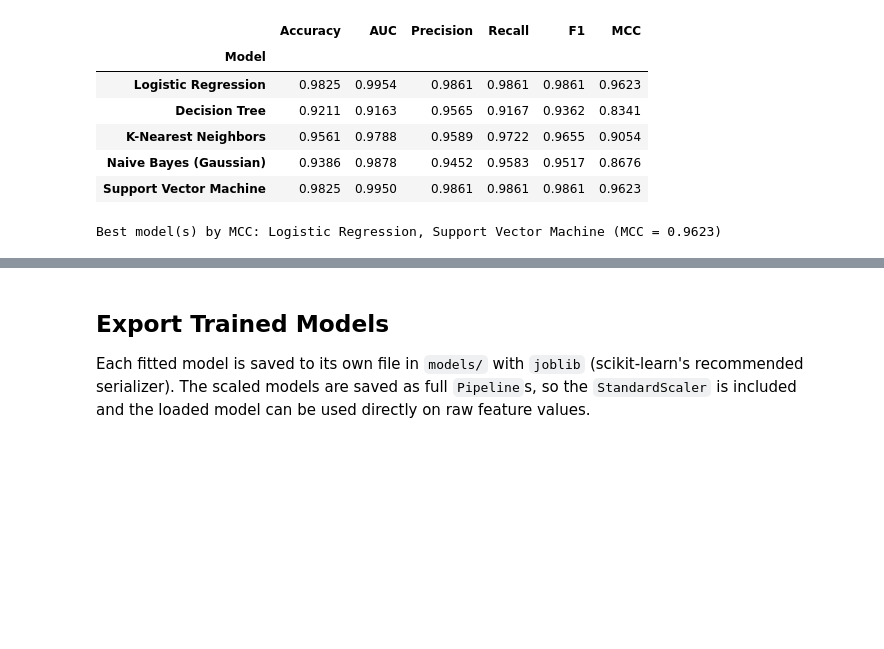
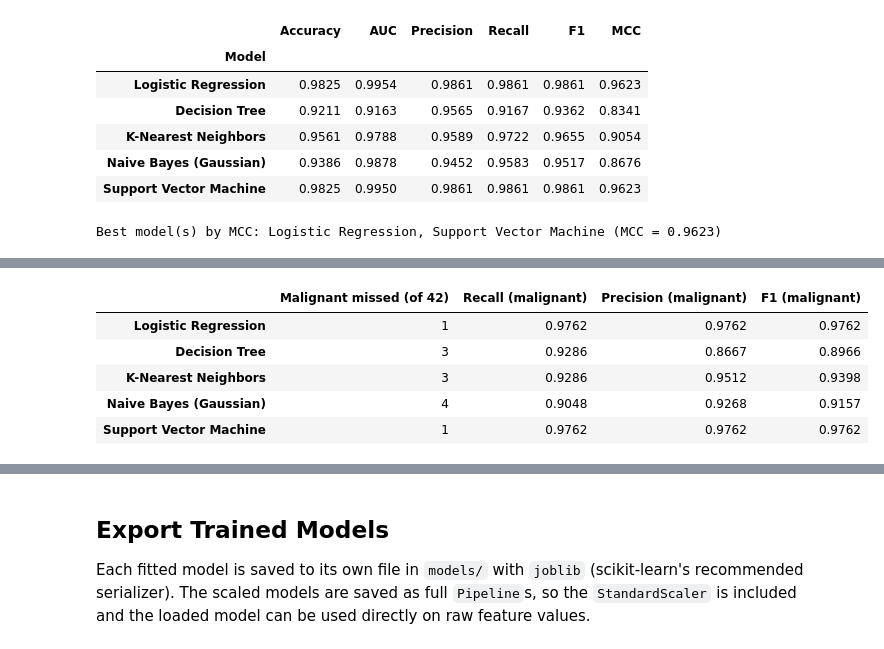
Before and after one commit to gourav1298/2026AJ05577_ML_assignment_2, a Jupyter notebook: ML_Classification_Assignment.ipynb, the cells around one changed output, grey strips where cells are left out. Cells and saved outputs as stored; diff of their text form; code cells hidden in the pictures; blank space fills up the shorter version.

```diff
--- a/ML_Classification_Assignment.ipynb
+++ b/ML_Classification_Assignment.ipynb
@@ -296,0 +346,24 @@ Best model(s) by MCC: Logistic Regression, Support Vector Machine (MCC = 0.9623)
+# %%
+fitted = {
+    "Logistic Regression": lr,
+    "Decision Tree": dt,
+    "K-Nearest Neighbors": knn,
+    "Naive Bayes (Gaussian)": nb,
+    "Support Vector Machine": svm,
+}
+
+cv = StratifiedKFold(n_splits=5, shuffle=True, random_state=RANDOM_STATE)
+scoring = {"Accuracy": "accuracy", "AUC": "roc_auc", "MCC": make_scorer(matthews_corrcoef)}
+
+cv_rows = {}
+for name, model in fitted.items():
+    # cross_validate fits clones of the model, so the models trained above are not changed
+    scores = cross_validate(model, X_train, y_train, cv=cv, scoring=scoring)
+    cv_rows[name] = {
+        f"CV {m}": f"{scores[f'test_{m}'].mean():.4f} ± {scores[f'test_{m}'].std():.4f}"
+        for m in scoring
+    }
+
+cv_df = pd.DataFrame(cv_rows).T
+cv_df.index.name = "Model"
+cv_df
@@ -296,0 +381,20 @@ Best model(s) by MCC: Logistic Regression, Support Vector Machine (MCC = 0.9623)
+# %%
+malignant_rows = {}
+for name, model in fitted.items():
+    y_pred = model.predict(X_test)
+    malignant_rows[name] = {
+        "Malignant missed (of 42)": int(((y_test == 0) & (y_pred == 1)).sum()),
+        "Recall (malignant)": recall_score(y_test, y_pred, pos_label=0),
+        "Precision (malignant)": precision_score(y_test, y_pred, pos_label=0),
+        "F1 (malignant)": f1_score(y_test, y_pred, pos_label=0),
+    }
+malignant_df = pd.DataFrame(malignant_rows).T.round(4)
+malignant_df["Malignant missed (of 42)"] = malignant_df["Malignant missed (of 42)"].astype(int)
+malignant_df
+# %% [output]
+|  | Malignant missed (of 42) | Recall (malignant) | Precision (malignant) | F1 (malignant) |
+| Logistic Regression | 1 | 0.9762 | 0.9762 | 0.9762 |
+| Decision Tree | 3 | 0.9286 | 0.8667 | 0.8966 |
+| K-Nearest Neighbors | 3 | 0.9286 | 0.9512 | 0.9398 |
+| Naive Bayes (Gaussian) | 4 | 0.9048 | 0.9268 | 0.9157 |
+| Support Vector Machine | 1 | 0.9762 | 0.9762 | 0.9762 |
```
Also changed, not shown: parts of 13 cells of this notebook.
